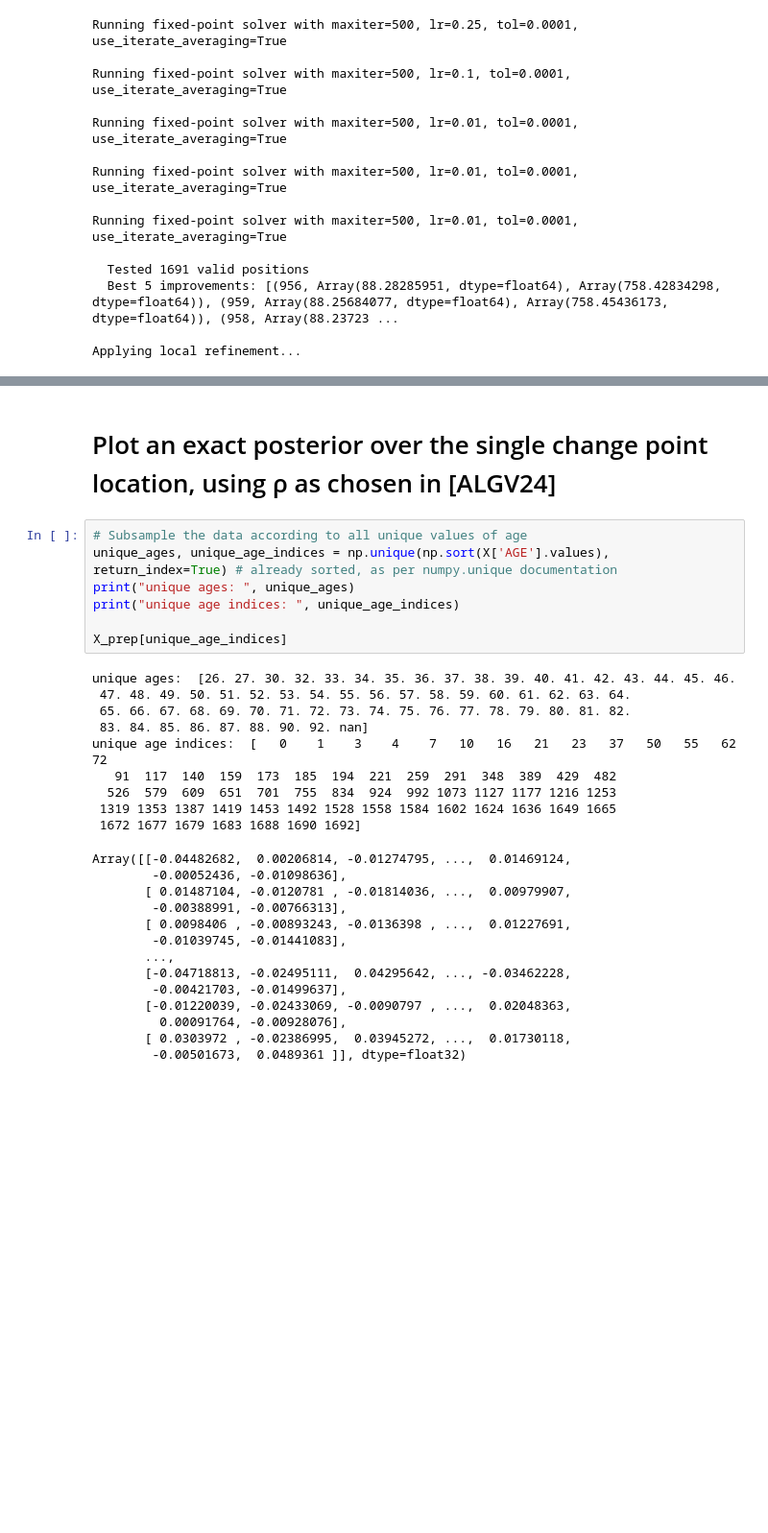
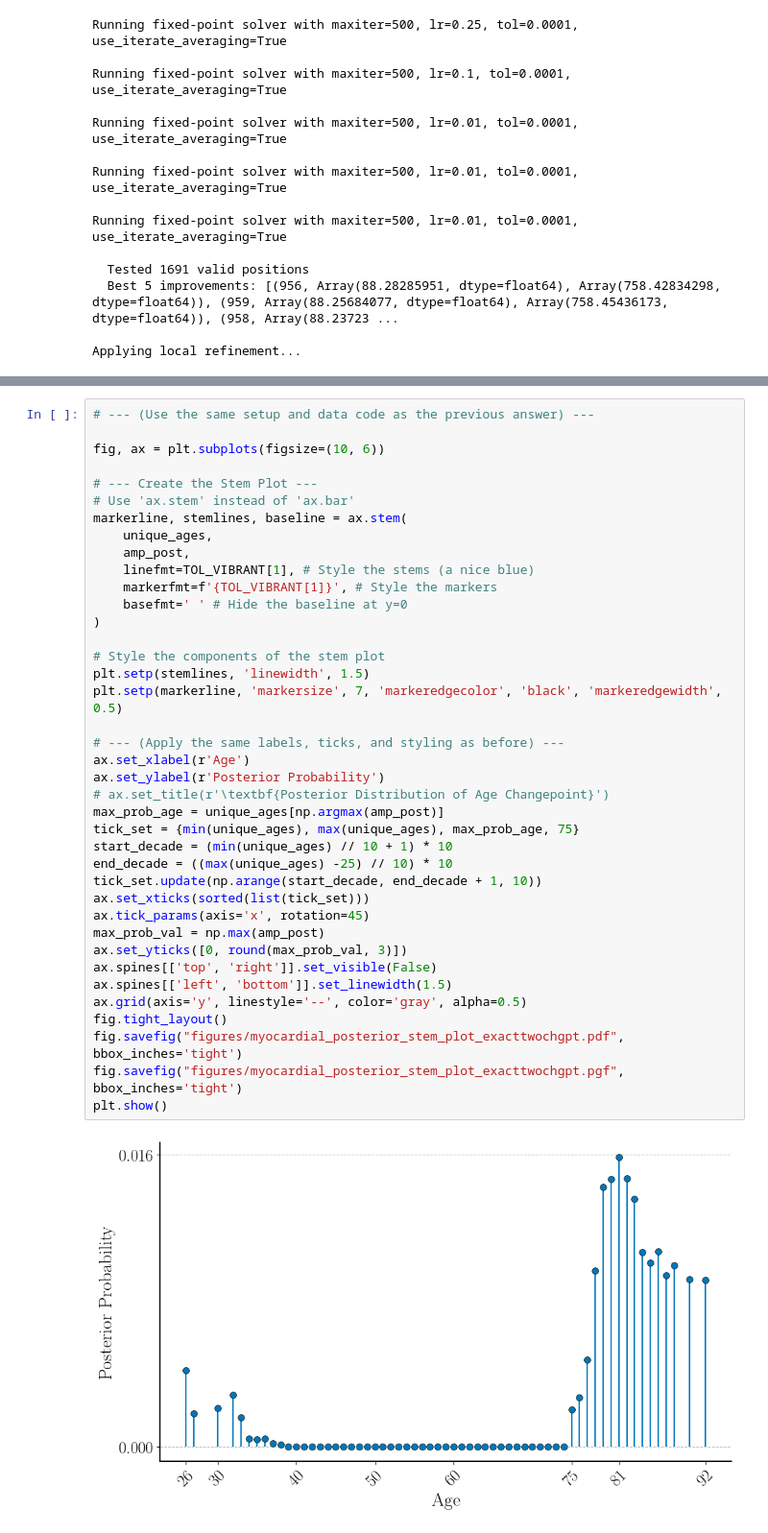
Before and after one commit to gabrielarpino/WeightedERM-reference, a Jupyter notebook: Myocardial Infarction Experiment.ipynb, the cells around one changed output, grey strips where cells are left out. Shown at 96% size. Drawn from its saved outputs; the diff is of its cells as text; blank space fills up the shorter version.

Commit message:
myocardial exp plot

```diff
--- a/Myocardial Infarction Experiment.ipynb
+++ b/Myocardial Infarction Experiment.ipynb
@@ -625,32 +704,41 @@ age change point:  81.0
-# %% [markdown]
-# Plot an exact posterior over the single change point location, using ρ as chosen in [ALGV24]
-# %%
-# Subsample the data according to all unique values of age
-unique_ages, unique_age_indices = np.unique(np.sort(X['AGE'].values), return_index=True) # already sorted, as per numpy.unique documentation
-print("unique ages: ", unique_ages)
-print("unique age indices: ", unique_age_indices)
-
-X_prep[unique_age_indices]
-# %% [output]
-unique ages:  [26. 27. 30. 32. 33. 34. 35. 36. 37. 38. 39. 40. 41. 42. 43. 44. 45. 46.
- 47. 48. 49. 50. 51. 52. 53. 54. 55. 56. 57. 58. 59. 60. 61. 62. 63. 64.
- 65. 66. 67. 68. 69. 70. 71. 72. 73. 74. 75. 76. 77. 78. 79. 80. 81. 82.
- 83. 84. 85. 86. 87. 88. 90. 92. nan]
-unique age indices:  [   0    1    3    4    7   10   16   21   23   37   50   55   62   72
-   91  117  140  159  173  185  194  221  259  291  348  389  429  482
-  526  579  609  651  701  755  834  924  992 1073 1127 1177 1216 1253
- 1319 1353 1387 1419 1453 1492 1528 1558 1584 1602 1624 1636 1649 1665
- 1672 1677 1679 1683 1688 1690 1692]
-Array([[-0.04482682,  0.00206814, -0.01274795, ...,  0.01469124,
-        -0.00052436, -0.01098636],
-       [ 0.01487104, -0.0120781 , -0.01814036, ...,  0.00979907,
-        -0.00388991, -0.00766313],
-       [ 0.0098406 , -0.00893243, -0.0136398 , ...,  0.01227691,
-        -0.01039745, -0.01441083],
-       ...,
-       [-0.04718813, -0.02495111,  0.04295642, ..., -0.03462228,
-        -0.00421703, -0.01499637],
-       [-0.01220039, -0.02433069, -0.0090797 , ...,  0.02048363,
-         0.00091764, -0.00928076],
-       [ 0.0303972 , -0.02386995,  0.03945272, ...,  0.01730118,
-        -0.00501673,  0.0489361 ]], dtype=float32)
+# %%
+# --- (Use the same setup and data code as the previous answer) ---
+
+fig, ax = plt.subplots(figsize=(10, 6))
+
+# --- Create the Stem Plot ---
+# Use 'ax.stem' instead of 'ax.bar'
+markerline, stemlines, baseline = ax.stem(
+    unique_ages,
+    amp_post,
+    linefmt=TOL_VIBRANT[1], # Style the stems (a nice blue)
+    markerfmt=f'{TOL_VIBRANT[1]}', # Style the markers
+    basefmt=' ' # Hide the baseline at y=0
+)
+
+# Style the components of the stem plot
+plt.setp(stemlines, 'linewidth', 1.5)
+plt.setp(markerline, 'markersize', 7, 'markeredgecolor', 'black', 'markeredgewidth', 0.5)
+
+# --- (Apply the same labels, ticks, and styling as before) ---
+ax.set_xlabel(r'Age')
+ax.set_ylabel(r'Posterior Probability')
+# ax.set_title(r'\textbf{Posterior Distribution of Age Changepoint}')
+max_prob_age = unique_ages[np.argmax(amp_post)]
+tick_set = {min(unique_ages), max(unique_ages), max_prob_age, 75}
+start_decade = (min(unique_ages) // 10 + 1) * 10
+end_decade = ((max(unique_ages) -25) // 10) * 10
+tick_set.update(np.arange(start_decade, end_decade + 1, 10))
+ax.set_xticks(sorted(list(tick_set)))
+ax.tick_params(axis='x', rotation=45)
+max_prob_val = np.max(amp_post)
+ax.set_yticks([0, round(max_prob_val, 3)])
+ax.spines[['top', 'right']].set_visible(False)
+ax.spines[['left', 'bottom']].set_linewidth(1.5)
+ax.grid(axis='y', linestyle='--', color='gray', alpha=0.5)
+fig.tight_layout()
+fig.savefig("figures/myocardial_posterior_stem_plot_exacttwochgpt.pdf", bbox_inches='tight')
+fig.savefig("figures/myocardial_posterior_stem_plot_exacttwochgpt.pgf", bbox_inches='tight')
+plt.show()
+# %% [output]
+[figure, added]
```
Also changed, not shown: parts of 28 cells of this notebook, 4 other files.
